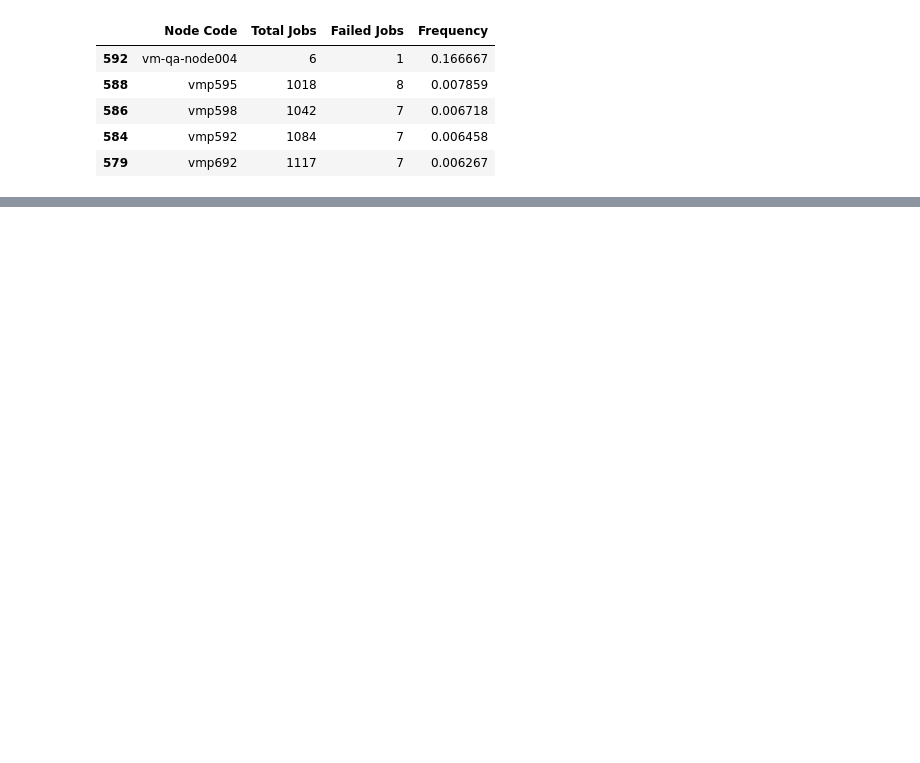
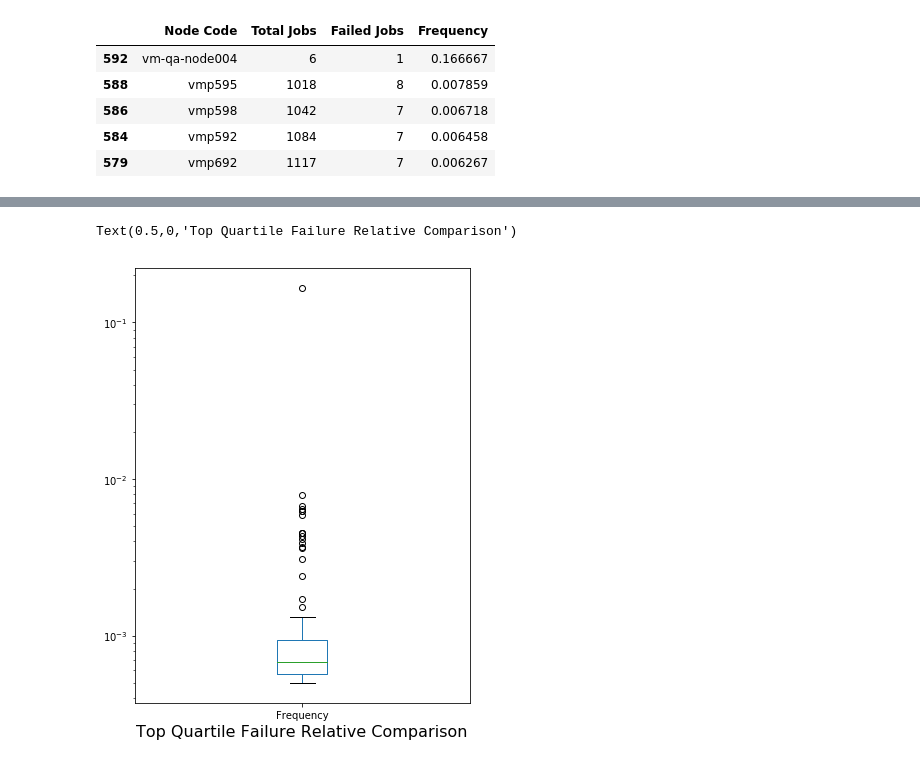
Before and after one commit to Cjcarlevato/data-question-2-dream-crushers, a Jupyter notebook: ACCREdata.ipynb, the cells around one changed output, grey strips where cells are left out. Saved outputs shown, nothing was run; the diff lists cells and outputs as text; code cells hidden in the pictures; blank space fills up the shorter version.

```diff
--- a/ACCREdata.ipynb
+++ b/ACCREdata.ipynb
@@ -341,0 +159,2 @@ NameError: name 'scatterplot' is not defined
+# %%
+subset_filter = combined_df.loc[combined_df['Frequency']>= combined_df["Frequency"].quantile(0.75)]
@@ -341,0 +170,7 @@ NameError: name 'scatterplot' is not defined
+# %%
+subset_filter["Frequency"].plot(kind='box',figsize=(6,8))
+plt.semilogy()
+plt.xlabel('Top Quartile Failure Relative Comparison', fontsize=16)
+# %% [output]
+Text(0.5,0,'Top Quartile Failure Relative Comparison')
+[figure, added]
```
Also changed, not shown: parts of 37 cells of this notebook.
